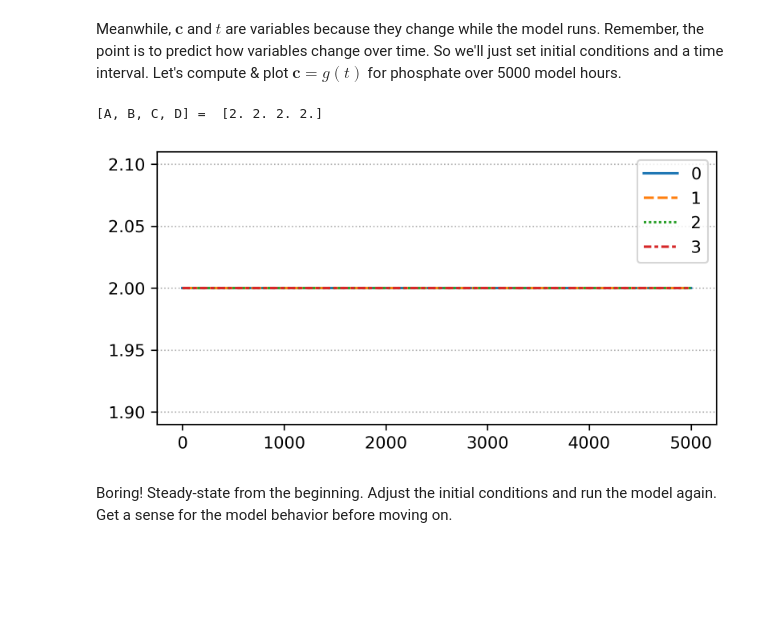
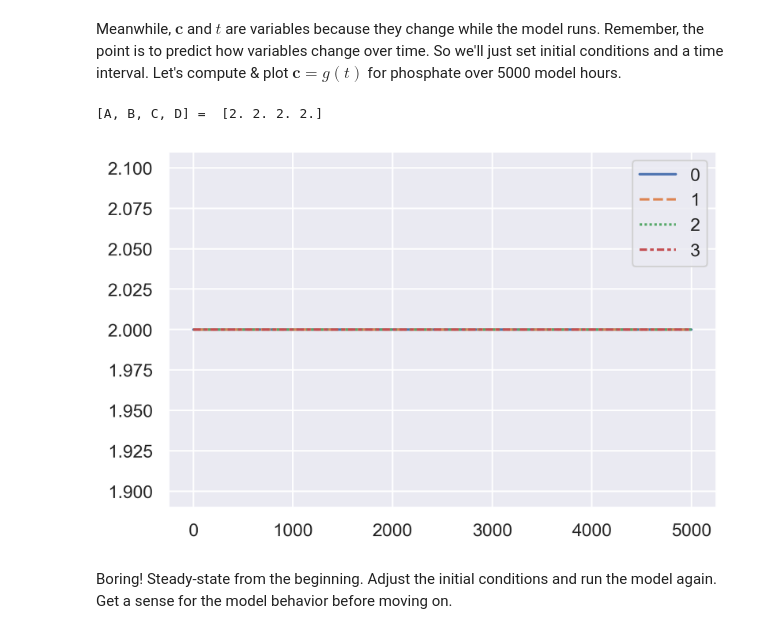
Before and after one commit to hernypeterson/nutrient-model, a Jupyter notebook: nutrient-model.ipynb, the cells around one changed output. Saved outputs shown, nothing was run; the diff lists cells and outputs as text; code cells hidden in the pictures; blank space fills up the shorter version.

```diff
--- a/nutrient-model.ipynb
+++ b/nutrient-model.ipynb
@@ -48,22 +48,25 @@ print(Q) # compare Q with Qh
 Meanwhile, $\mathbf{c}$ and $t$ are variables because they change while the model runs. Remember, the point is to predict how variables change over time. So we'll just set initial conditions and a time interval. Let's compute & plot $\mathbf{c}=g(t)$ for phosphate over 5000 model hours.
 # %%
 # initial [PO4]
-P0 = np.array([2, 2, 2, 2]) # umol/L
+P0 = [2, 2, 2, 2] # umol/L
 
 # time interval
 t = np.arange(5000) # hr
 
 # solve sys_abio with c = P0 and t = t ( defined above)
 sol_phys = odeint(sys_phys, P0, t)
 
+# default plot settings
+sns.set(rc={"figure.dpi":300, 'savefig.dpi':300})
+
 # plot
 sns.lineplot(data=sol_phys)
 
 # show final concentrations (roughly steady state)
 print("[A, B, C, D] = ", sol_phys[-1])
 # %% [output]
 [A, B, C, D] =  [2. 2. 2. 2.]
-[figure, old version]
+[figure, new version]
 # %% [markdown]
 Boring! Steady-state from the beginning. Adjust the initial conditions and run the model again. Get a sense for the model behavior before moving on.
 # %% [markdown]
```
Also changed, not shown: parts of 1 cell of this notebook, 1 other file.
